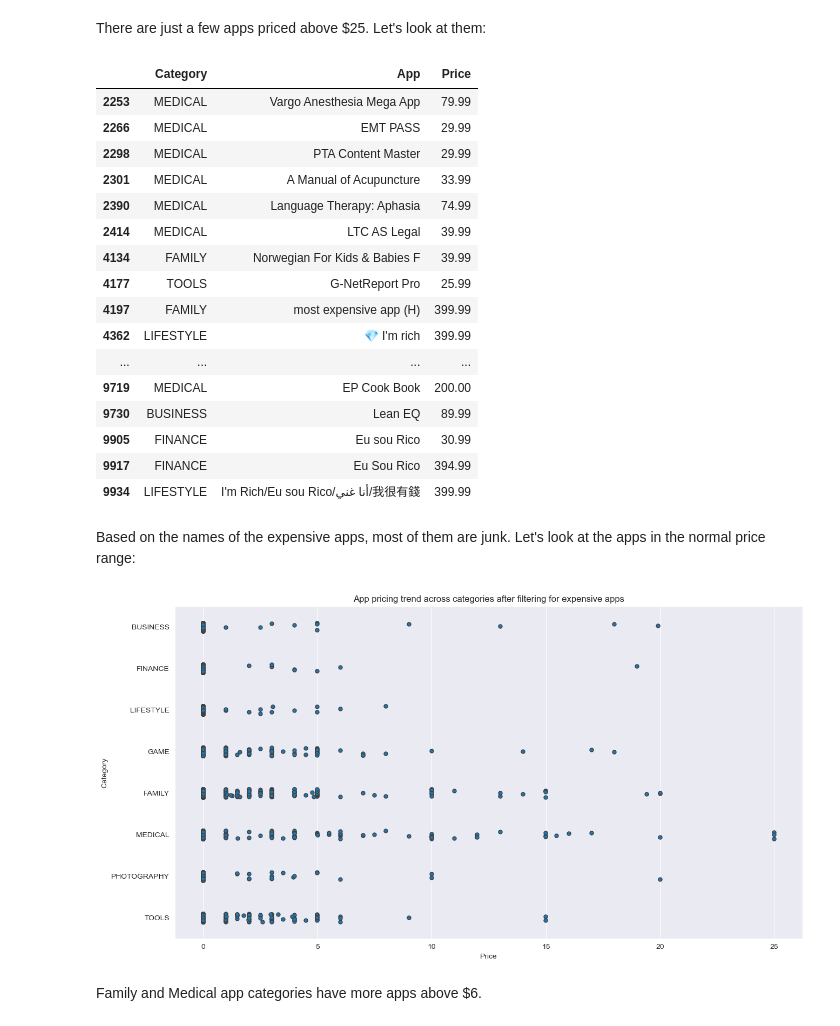
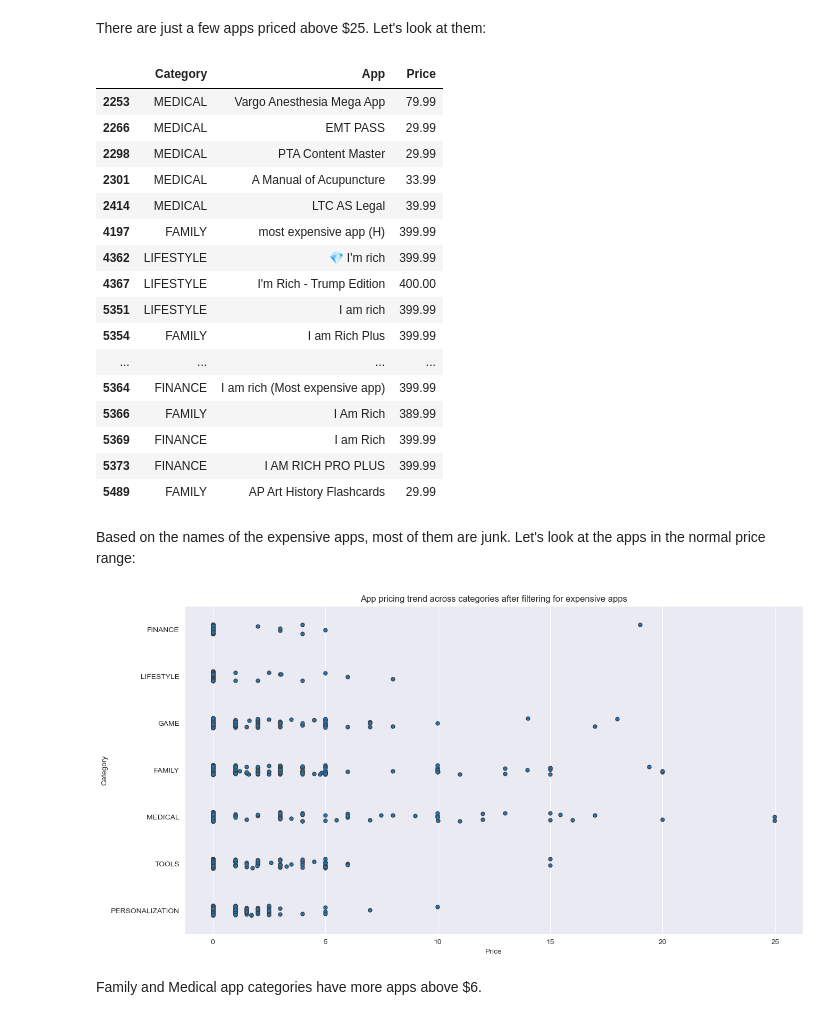
Before and after one commit to NickVasenkov/Android-App-Market-Analysis, a Jupyter notebook: android-app-market-analysis.ipynb, the cells around one changed output. Cells and saved outputs as stored; diff of their text form; code cells hidden in the pictures.

Commit message:
Effect of price

```diff
--- a/android-app-market-analysis.ipynb
+++ b/android-app-market-analysis.ipynb
@@ -176,7 +171,7 @@ plt.show()
 # %% [markdown]
 There are just a few apps priced above $25. Let's look at them:
 # %%
-apps_above_25 = popular_app_cats[popular_app_cats['Price'] > 25]
+apps_above_25 = large_categories[large_categories['Price'] > 25]
 apps_above_25[['Category', 'App', 'Price']]
 # %% [output]
 |  | Category | App | Price |
@@ -184,30 +179,30 @@ apps_above_25[['Category', 'App', 'Price']]
 | 2266 | MEDICAL | EMT PASS | 29.99 |
 | 2298 | MEDICAL | PTA Content Master | 29.99 |
 | 2301 | MEDICAL | A Manual of Acupuncture | 33.99 |
-| 2390 | MEDICAL | Language Therapy: Aphasia | 74.99 |
 | 2414 | MEDICAL | LTC AS Legal | 39.99 |
-| 4134 | FAMILY | Norwegian For Kids & Babies F | 39.99 |
-| 4177 | TOOLS | G-NetReport Pro | 25.99 |
 | 4197 | FAMILY | most expensive app (H) | 399.99 |
 | 4362 | LIFESTYLE | 💎 I'm rich | 399.99 |
+| 4367 | LIFESTYLE | I'm Rich - Trump Edition | 400.00 |
+| 5351 | LIFESTYLE | I am rich | 399.99 |
+| 5354 | FAMILY | I am Rich Plus | 399.99 |
 | ... | ... | ... | ... |
-| 9719 | MEDICAL | EP Cook Book | 200.00 |
-| 9730 | BUSINESS | Lean EQ | 89.99 |
-| 9905 | FINANCE | Eu sou Rico | 30.99 |
-| 9917 | FINANCE | Eu Sou Rico | 394.99 |
-| 9934 | LIFESTYLE | I'm Rich/Eu sou Rico/أنا غني/我很有錢 | 399.99 |
+| 5364 | FINANCE | I am rich (Most expensive app) | 399.99 |
+| 5366 | FAMILY | I Am Rich | 389.99 |
+| 5369 | FINANCE | I am Rich | 399.99 |
+| 5373 | FINANCE | I AM RICH PRO PLUS | 399.99 |
+| 5489 | FAMILY | AP Art History Flashcards | 29.99 |
 # %% [markdown]
 Based on the names of the expensive apps, most of them are junk. Let's look at the apps in the normal price range:
 # %%
-apps_under_25 = popular_app_cats[popular_app_cats["Price"] < 25]
+apps_under_25 = large_categories[large_categories["Price"] < 25]
 
 fig, ax = plt.subplots()
 fig.set_size_inches(15, 8)
 
 ax = sns.stripplot(x = 'Price', y = 'Category', data = apps_under_25, jitter = True, linewidth = 1)
 ax.set_title('App pricing trend across categories after filtering for expensive apps')
 plt.show()
 # %% [output]
-[figure, old version]
+[figure, new version]
 # %% [markdown]
 Family and Medical app categories have more apps above $6.
```
Also changed, not shown: parts of 9 cells of this notebook.
